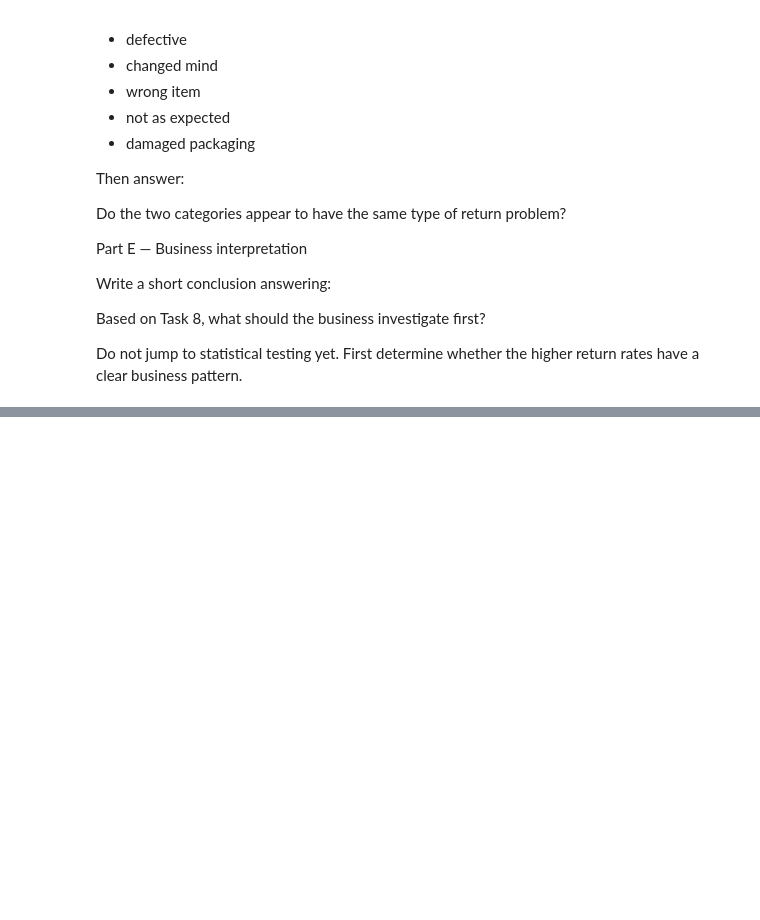
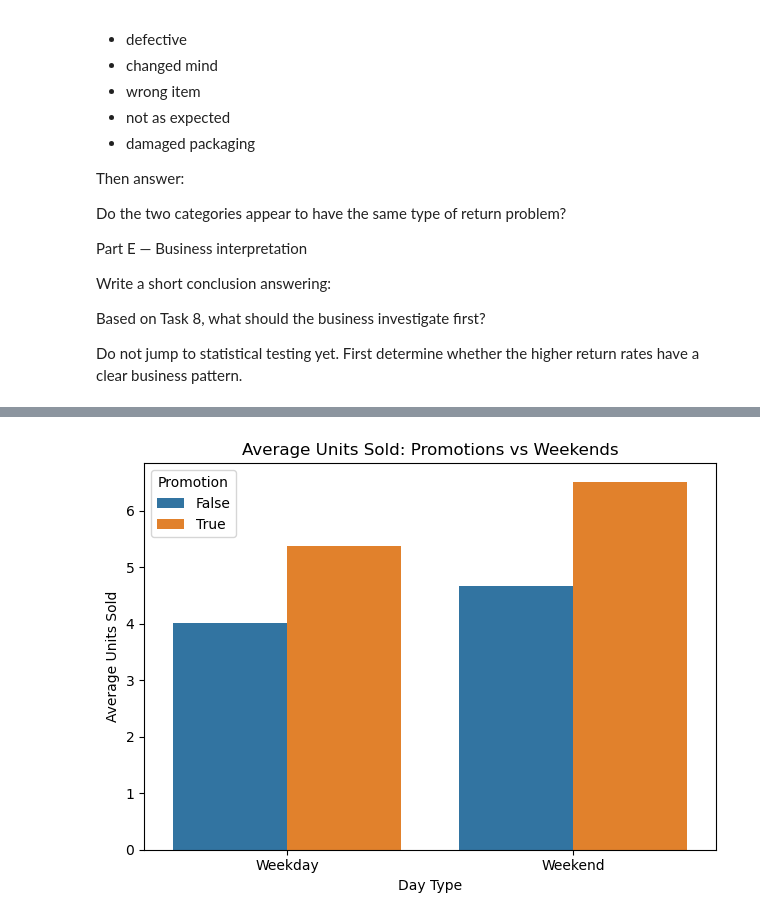
Before and after one commit to stilyan91/Data-Science-Learning-Journey, a Jupyter notebook: EDA/Retail Performance Analysis.ipynb, the cells around one changed output, grey strips where cells are left out. Saved outputs shown, nothing was run; the diff lists cells and outputs as text; code cells hidden in the pictures; blank space fills up the shorter version.

```diff
--- a/EDA/Retail Performance Analysis.ipynb
+++ b/EDA/Retail Performance Analysis.ipynb
@@ -1390,0 +1791,41 @@ Based on these findings, I would first investigate product handling and packagin
+# %%
+summary =df_sales_merged.groupby(['is_weekend','promotion_flag']).agg(
+    sales_count = ('promotion_flag', 'count'),
+    average_units_sold = ('units_sold', 'mean'),
+    average_net_sales = ('net_sales_gbp', 'mean'),
+    average_profit = ('profit_gbp', 'mean'),
+    average_profit_margin=('profit_margin_pct', 'mean')
+).reset_index()
+
+# fig, axes = plt.subplots(1,2, figsize=(14,5))
+# sns.barplot(data=summary, x='promotion_flag', y='average_units_sold',ax=axes[0],errorbar=None)
+# axes[0].set_title('Average Units Sold by Promotion. [GBP].')
+# axes[0].set_xlabel('Promotion flag.')
+# axes[0].set_ylabel('Average Units Sold.')
+# axes[0].set_xticklabels(['Non-promo', 'Promo'])
+
+# sns.barplot(data= summary, x='is_weekend', y='average_units_sold', ax=axes[1],errorbar=None)
+# axes[1].set_title('Average Units Sold by Weekend day. [GBP].')
+# axes[1].set_xlabel('Day.')
+# axes[1].set_xticklabels(['Non-weekend','Weekend'])
+# axes[1].set_ylabel('Average Units Sold.')
+
+sns.barplot(
+    data=summary,
+    x='is_weekend',
+    y='average_units_sold',
+    hue='promotion_flag',
+    errorbar=None
+)
+
+plt.title('Average Units Sold: Promotions vs Weekends')
+plt.xlabel('Day Type')
+plt.ylabel('Average Units Sold')
+
+plt.xticks([0, 1], ['Weekday', 'Weekend'])
+plt.legend(title='Promotion')
+
+plt.tight_layout()
+plt.show()
+# %% [output]
+[figure, added]
```
Also changed, not shown: parts of 31 cells of this notebook.
